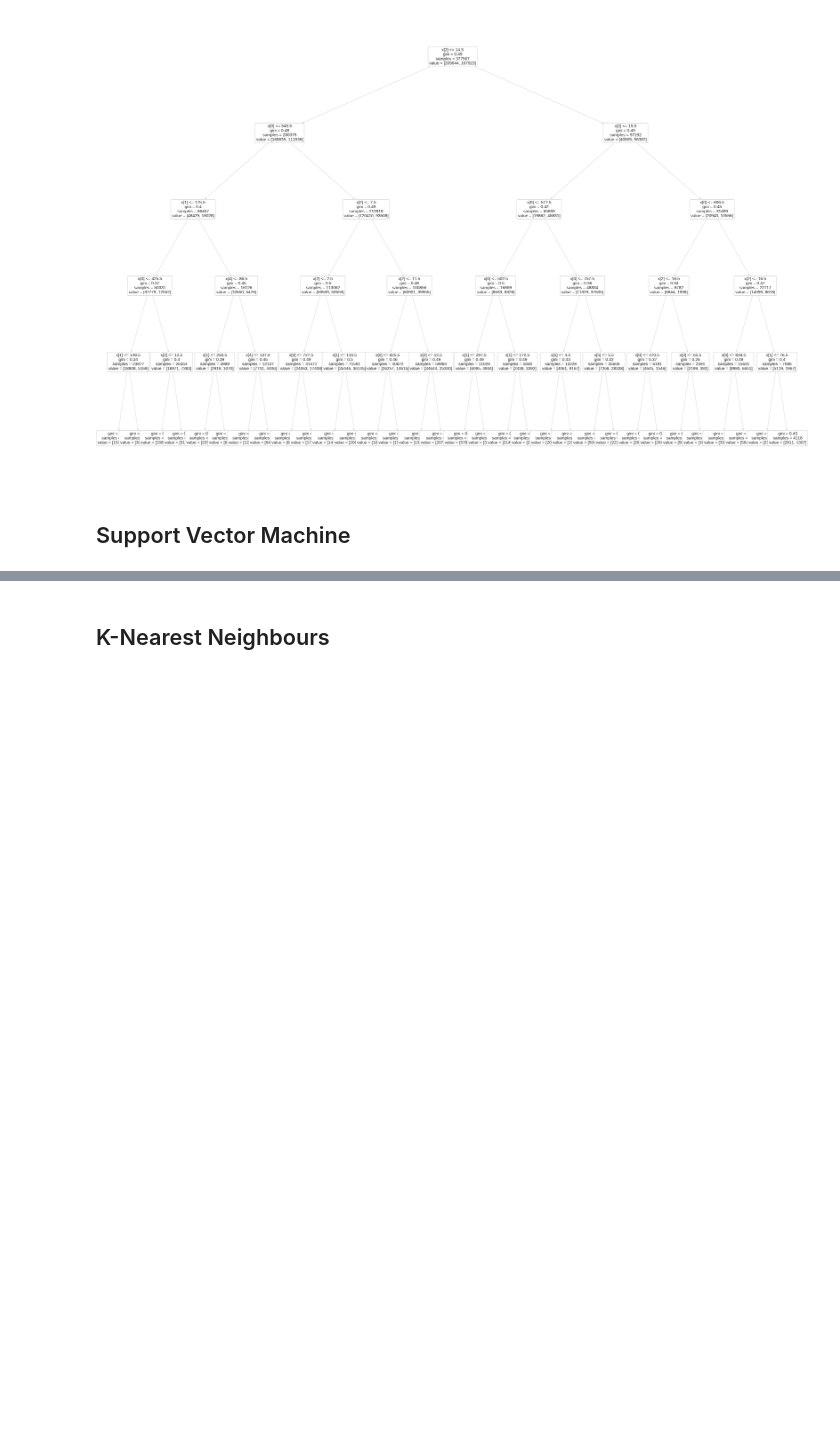
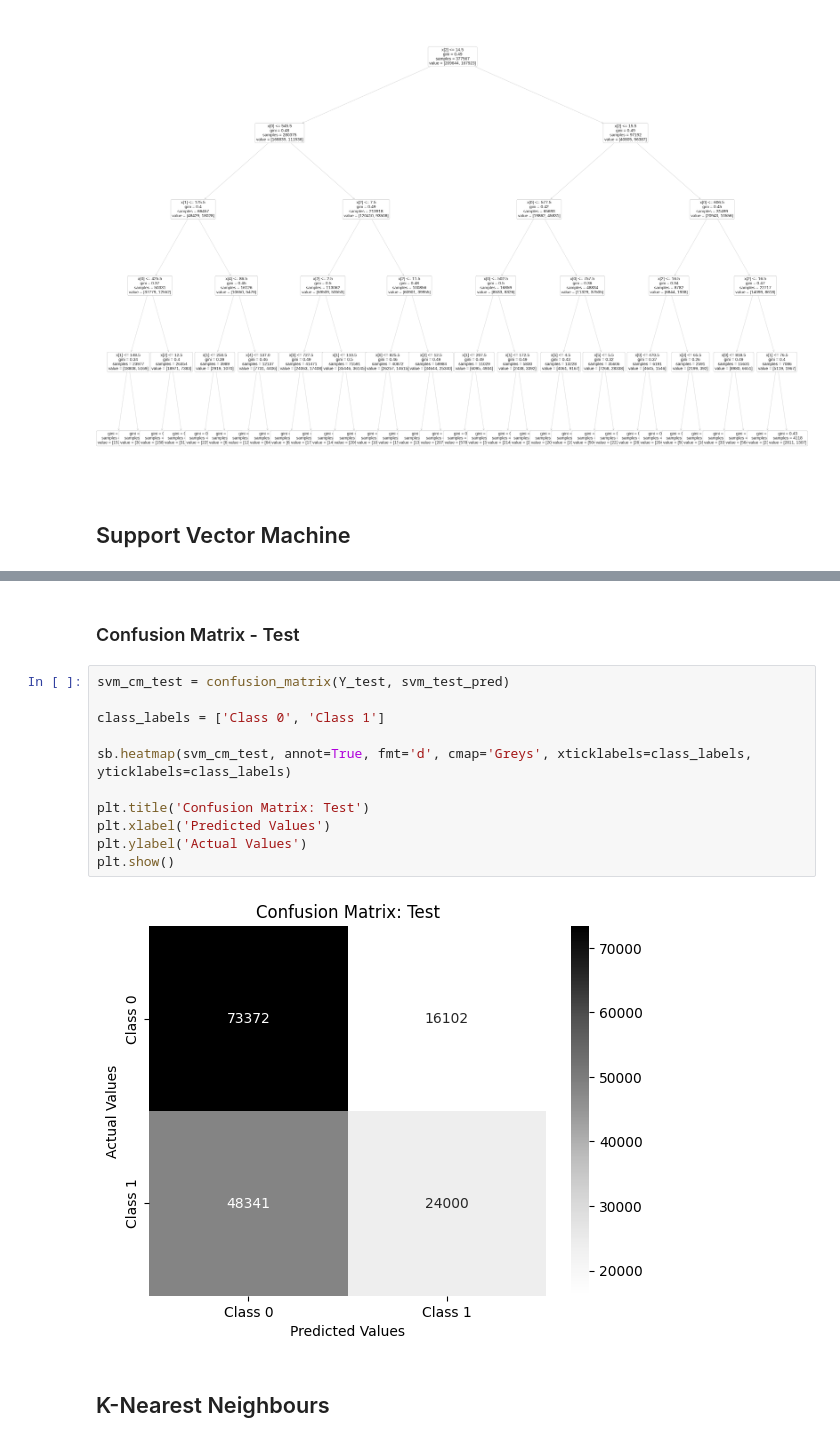
Before and after one commit to ICWeiner/FEUP-IART, a Jupyter notebook: Proj2/IA_T10_G27_Assignment2.ipynb, the cells around one changed output, grey strips where cells are left out. Drawn from its saved outputs; the diff is of its cells as text; blank space fills up the shorter version.

```diff
--- a/Proj2/IA_T10_G27_Assignment2.ipynb
+++ b/Proj2/IA_T10_G27_Assignment2.ipynb
@@ -210,3 +253,18 @@ plt.show()
+# %% [markdown]
+### Confusion Matrix - Test
+# %%
+svm_cm_test = confusion_matrix(Y_test, svm_test_pred)
+
+class_labels = ['Class 0', 'Class 1']
+
+sb.heatmap(svm_cm_test, annot=True, fmt='d', cmap='Greys', xticklabels=class_labels, yticklabels=class_labels)
+
+plt.title('Confusion Matrix: Test')
+plt.xlabel('Predicted Values')
+plt.ylabel('Actual Values')
+plt.show()
+# %% [output]
+[figure, added]
 # %% [markdown]
 ## K-Nearest Neighbours
 # %%
```
Also changed, not shown: parts of 6 cells of this notebook.
